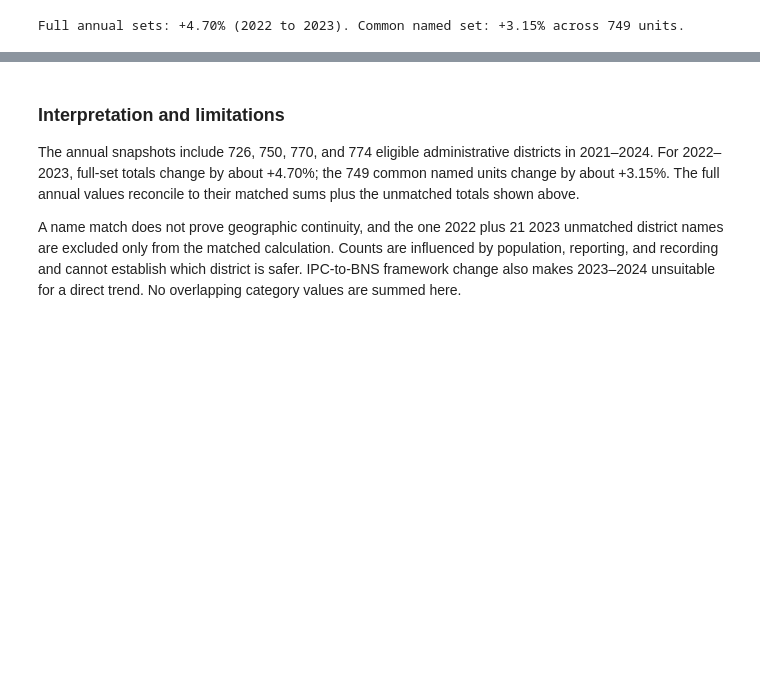
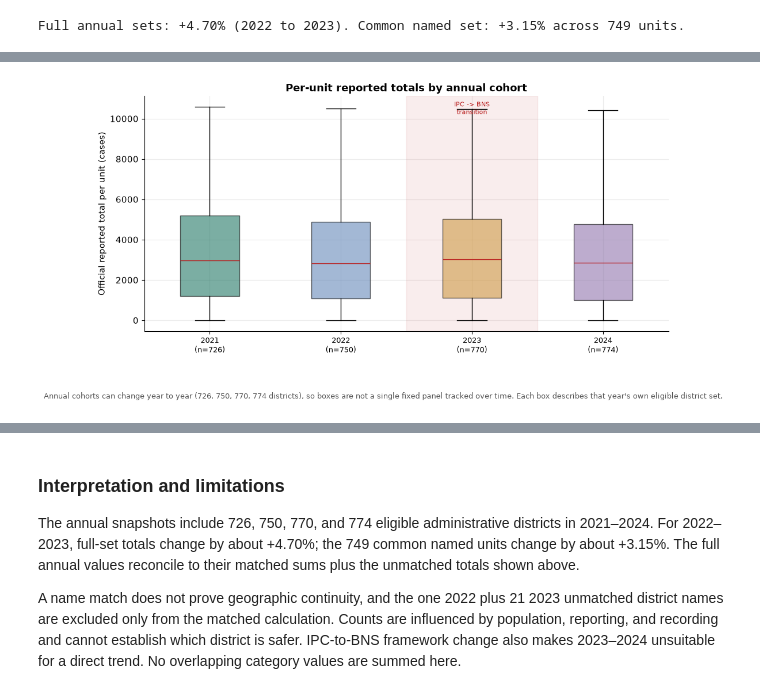
Before and after one commit to kiran-8287/crimescope, a Jupyter notebook: notebooks/02_statistics_and_trends.ipynb, the cells around one changed output, grey strips where cells are left out. Saved outputs shown, nothing was run; the diff lists cells and outputs as text; code cells hidden in the pictures; blank space fills up the shorter version.

```diff
--- a/notebooks/02_statistics_and_trends.ipynb
+++ b/notebooks/02_statistics_and_trends.ipynb
@@ -181,0 +258,26 @@ plt.show()
+# %%
+
+# Figure N02-03 · reporting_unit_totals_by_year
+# Box plots of per-unit totals for each annual cohort.
+year_data = []
+year_labels = []
+for y in (2021, 2022, 2023, 2024):
+    vals = np.array(list(unit_values[y].values()))
+    year_data.append(vals)
+    year_labels.append(f"{y}\n(n={len(vals)})")
+
+fig, ax = plt.subplots(figsize=(10, 4.8), constrained_layout=True)
+bp = ax.boxplot(year_data, patch_artist=True, showfliers=False, medianprops={"color": RED})
+for patch, col in zip(bp["boxes"], SERIES):
+    patch.set_facecolor(col); patch.set_alpha(0.6)
+ax.set_ylabel("Official reported total per unit (cases)")
+ax.set_title("Per-unit reported totals by annual cohort")
+ax.set_xticklabels(year_labels, fontsize=9)
+ax.ticklabel_format(axis="y", style="plain")
+ax.axvspan(2.5, 3.5, color=RED, alpha=0.08)
+ax.text(3.0, ax.get_ylim()[1] * 0.92, "IPC -> BNS\ntransition", ha="center", fontsize=8, color=RED)
+fig_note(fig, "Annual cohorts can change year to year (726, 750, 770, 774 districts), so boxes are not a "
+              "single fixed panel tracked over time. Each box describes that year's own eligible district set.")
+plt.show()
+# %% [output]
+[figure, added]
```
Also changed, not shown: parts of 14 cells of this notebook, 51 other files.
